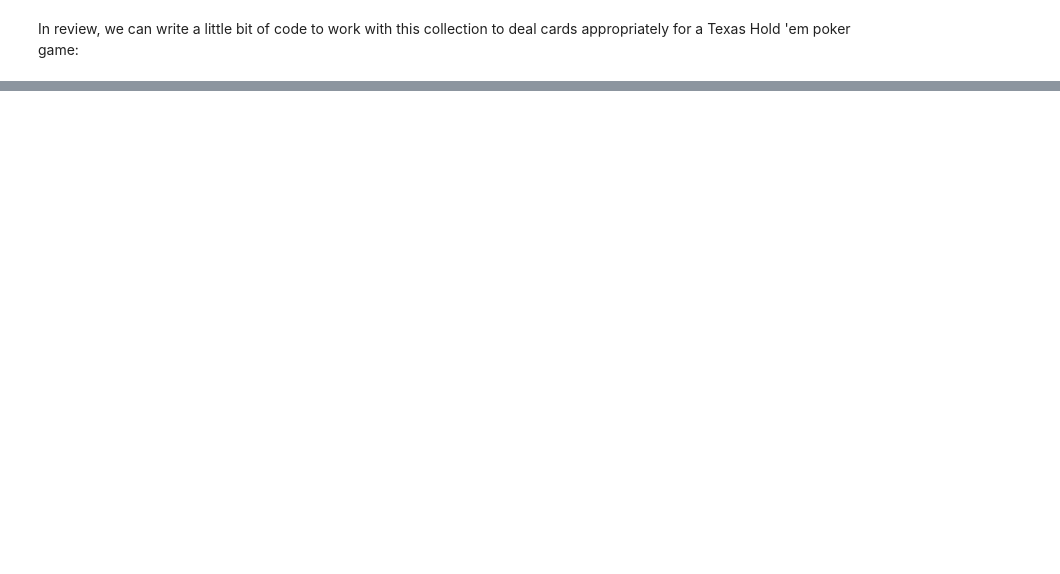
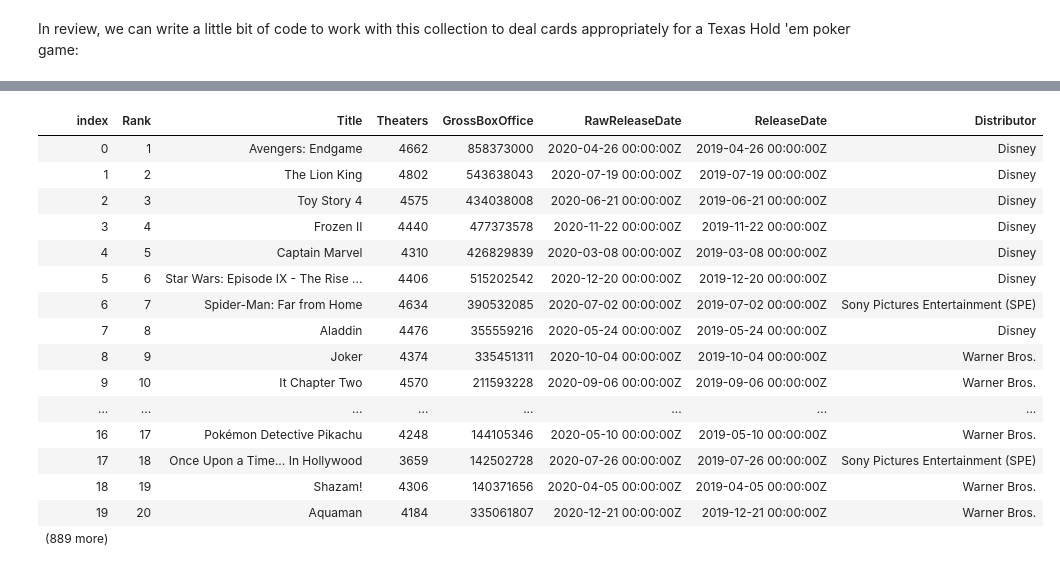
Before and after one commit to csharpfritz/csharp_with_csharpfritz, a Jupyter notebook: notebooks/0106-LINQ.ipynb, the cells around one changed output, grey strips where cells are left out. Drawn from its saved outputs; the diff is of its cells as text; code cells hidden in the pictures; blank space fills up the shorter version.

Commit message:
Finished LINQexpressions and LINQtoCSV

```diff
--- a/notebooks/0106-LINQ.ipynb
+++ b/notebooks/0106-LINQ.ipynb
@@ -109,0 +262,45 @@ display(ourDeck.Skip(12).First());
+# %%
+#r "nuget:LinqToCsv"
+using LINQtoCSV;
+
+class MyDataRow {
+    [CsvColumn(Name = "Rank", FieldIndex = 1)]
+    public int Rank {get; set;}
+    [CsvColumn(Name = "Release", FieldIndex = 2)]
+    public string Title { get; set;}
+    [CsvColumn(Name = "Theaters", FieldIndex = 3)]
+    public int Theaters { get; set;}
+    [CsvColumn(Name = "Total Gross", FieldIndex = 4)]
+    public long GrossBoxOffice { get; set;}
+    [CsvColumn(Name = "Release Date", FieldIndex = 5, OutputFormat="MM/d/yyyy")]
+    public DateTime RawReleaseDate { get; set; }
+    public DateTime ReleaseDate { get { return new DateTime(2019, RawReleaseDate.Month, RawReleaseDate.Day); } }
+    [CsvColumn(Name="Distributor", FieldIndex = 6)]
+    public string Distributor { get; set; }
+}
+var inputFileDescription = new CsvFileDescription
+{
+    SeparatorChar = ',',
+    FirstLineHasColumnNames = true
+};
+var context = new CsvContext();
+var boxOffice = context.Read<MyDataRow>("data/2019_US_BoxOffice.csv", inputFileDescription);
+boxOffice
+# %% [output]
+| index | Rank | Title | Theaters | GrossBoxOffice | RawReleaseDate | ReleaseDate | Distributor |
+| 0 | 1 | Avengers: Endgame | 4662 | 858373000 | 2020-04-26 00:00:00Z | 2019-04-26 00:00:00Z | Disney |
+| 1 | 2 | The Lion King | 4802 | 543638043 | 2020-07-19 00:00:00Z | 2019-07-19 00:00:00Z | Disney |
+| 2 | 3 | Toy Story 4 | 4575 | 434038008 | 2020-06-21 00:00:00Z | 2019-06-21 00:00:00Z | Disney |
+| 3 | 4 | Frozen II | 4440 | 477373578 | 2020-11-22 00:00:00Z | 2019-11-22 00:00:00Z | Disney |
+| 4 | 5 | Captain Marvel | 4310 | 426829839 | 2020-03-08 00:00:00Z | 2019-03-08 00:00:00Z | Disney |
+| 5 | 6 | Star Wars: Episode IX - The Rise ... | 4406 | 515202542 | 2020-12-20 00:00:00Z | 2019-12-20 00:00:00Z | Disney |
+| 6 | 7 | Spider-Man: Far from Home | 4634 | 390532085 | 2020-07-02 00:00:00Z | 2019-07-02 00:00:00Z | Sony Pictures Entertainment (SPE) |
+| 7 | 8 | Aladdin | 4476 | 355559216 | 2020-05-24 00:00:00Z | 2019-05-24 00:00:00Z | Disney |
+| 8 | 9 | Joker | 4374 | 335451311 | 2020-10-04 00:00:00Z | 2019-10-04 00:00:00Z | Warner Bros. |
+| 9 | 10 | It Chapter Two | 4570 | 211593228 | 2020-09-06 00:00:00Z | 2019-09-06 00:00:00Z | Warner Bros. |
+| ... | ... | ... | ... | ... | ... | ... | ... |
+| 16 | 17 | Pokémon Detective Pikachu | 4248 | 144105346 | 2020-05-10 00:00:00Z | 2019-05-10 00:00:00Z | Warner Bros. |
+| 17 | 18 | Once Upon a Time... In Hollywood | 3659 | 142502728 | 2020-07-26 00:00:00Z | 2019-07-26 00:00:00Z | Sony Pictures Entertainment (SPE) |
+| 18 | 19 | Shazam! | 4306 | 140371656 | 2020-04-05 00:00:00Z | 2019-04-05 00:00:00Z | Warner Bros. |
+| 19 | 20 | Aquaman | 4184 | 335061807 | 2020-12-21 00:00:00Z | 2019-12-21 00:00:00Z | Warner Bros. |
+| (889 more) |  |  |  |  |  |  |  |
```
Also changed, not shown: parts of 21 cells of this notebook, 3 other files.
